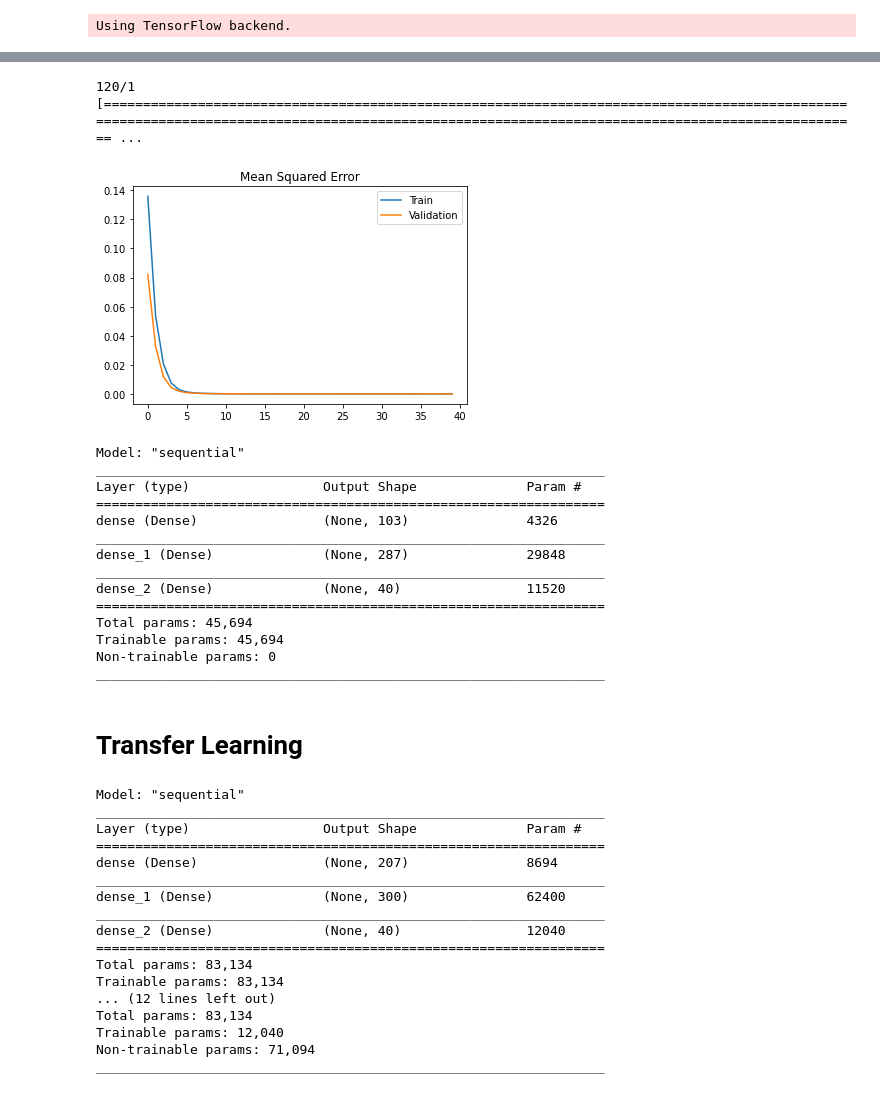
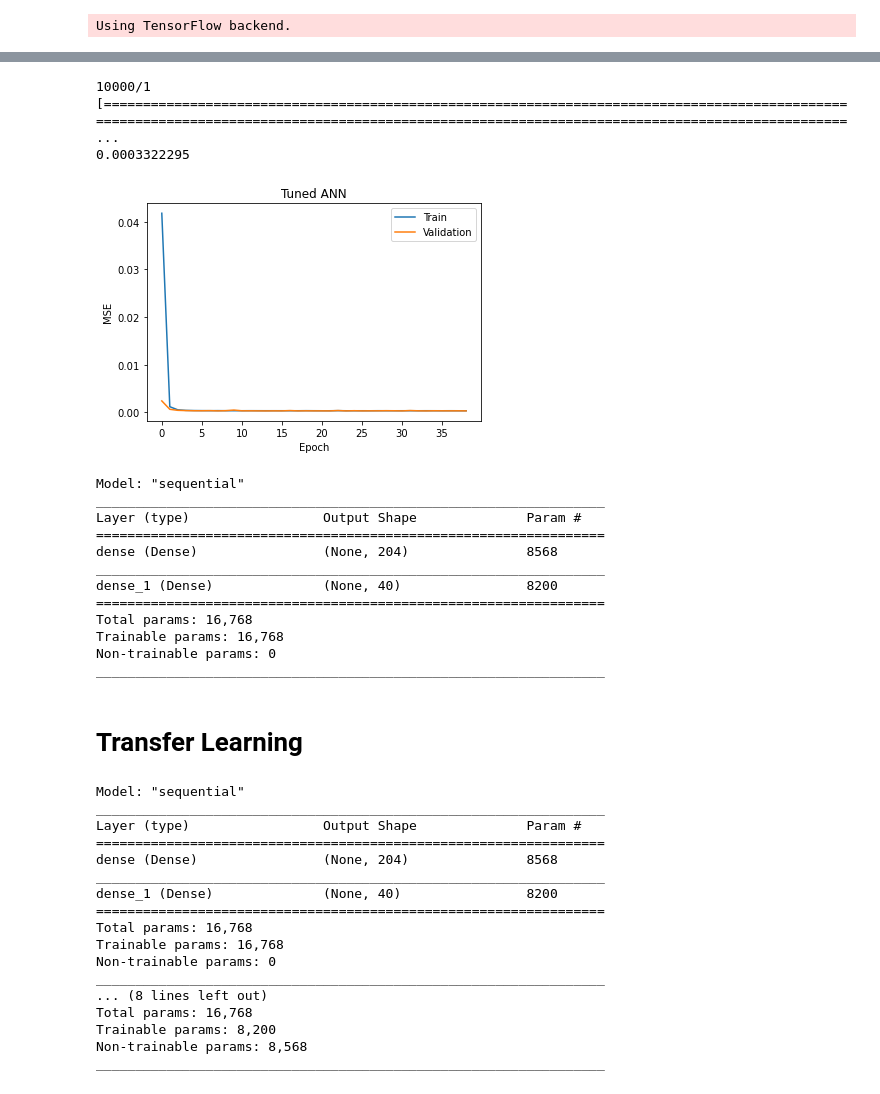
Before and after one commit to JackKelly1/4th-Year-Project, a Jupyter notebook: Tuning_Nodes_and_Layers.ipynb, the cells around one changed output, grey strips where cells are left out. Saved outputs shown, nothing was run; the diff lists cells and outputs as text; code cells hidden in the pictures.

```diff
--- a/Tuning_Nodes_and_Layers.ipynb
+++ b/Tuning_Nodes_and_Layers.ipynb
@@ -46,8 +46,9 @@ X_scale, Y_scale = processing_data(N_channels, file_path)
 def model_builder(hp):
     model = keras.Sequential()
     model.add(keras.layers.InputLayer(input_shape=N_channels+1))
-    for i in range(hp.Int('n_layers', 1, 3)):
-        model.add(keras.layers.Dense(hp.Int(f'hidden_{i}_units', min_value=10, max_value=320, step=1)))
+    hp_regularizer = hp.Choice('kernel_regularizer', values=[1e-4, 1e-5, 1e-6])
+    for i in range(hp.Int('n_layers', 1, 2)):
+        model.add(keras.layers.Dense(hp.Int(f'hidden_{i}_units', min_value=10, max_value=320, step=1), kernel_regularizer=regularizers.l2(hp_regularizer)))
     model.add(keras.layers.Dense(N_channels, activation='sigmoid'))
     # Tune the learning rate for the optimizer
     # Choose an optimal value from 0.01, 0.001, or 0.0001
@@ -117,5 +118,5 @@ print('Best epoch: %d' % (best_epoch,))
 hypermodel = tuner.hypermodel.build(best_hps)
 
 # Retrain the model
-hypermodel_hist = hypermodel.fit(X_scale, Y_scale, epochs=best_epoch, shuffle=True, validation_split=0.15, verbose=0)
+hypermodel_hist = hypermodel.fit(X_scale, Y_scale, epochs=best_epoch, shuffle=True, validation_split=0.15, verbose=2)
 # %% [output]
@@ -126,19 +140,24 @@ Best epoch: 35
 # %%
-file_path = '/Users/jackkelly/Desktop/Building_Model/Data/InitialData.csv'
+file_path = '/Users/jackkelly/Desktop/Building_Model/Data/40_channels_data_10000.csv'
 X_test, Y_test = processing_data(N_channels, file_path)
-eval_result = hypermodel.evaluate(X_test, Y_test)
+eval_result = hypermodel.evaluate(X_test, Y_test)[1]
+print(eval_result)
 # %% [output]
-120/1 [================================================================================================================================================================================================= ...
+10000/1 [=============================================================================================================================================================================================== ...
+0.0003322295
 # %%
-def visualising_data(hist):
-    plt.title('Mean Squared Error')
+def visualising_data(hist, name):
+    plt.title('Tuned ANN')
     plt.plot(hist.history['mean_squared_error'], label='Train')
     plt.plot(hist.history['val_mean_squared_error'], label='Validation')
+    plt.ylabel('MSE')
+    plt.xlabel('Epoch')
     plt.legend()
+    plt.savefig(name)
     plt.show()
-visualising_data(history)
+visualising_data(hypermodel_hist, '/Users/jackkelly/Desktop/Building_Model/Figures/hypermodel_results.png')
 # %% [output]
-[figure, old version]
+[figure, new version]
 # %%
 # shows weights of the ANN
 # hypermodel.weights
@@ -149,14 +168,12 @@ Model: "sequential"
 _________________________________________________________________
 Layer (type)                 Output Shape              Param #
 =================================================================
-dense (Dense)                (None, 103)               4326
+dense (Dense)                (None, 204)               8568
 _________________________________________________________________
-dense_1 (Dense)              (None, 287)               29848
-_________________________________________________________________
-dense_2 (Dense)              (None, 40)                11520
+dense_1 (Dense)              (None, 40)                8200
 =================================================================
-Total params: 45,694
-Trainable params: 45,694
+Total params: 16,768
+Trainable params: 16,768
 Non-trainable params: 0
 _________________________________________________________________
 # %%
@@ -194,7 +211,7 @@ def transfer_learning(model_path):
 
 # model.compile(optimizer='adam', loss=keras.losses.MeanSquaredError(), metrics=['mean_squared_error'])
 # %%
-model = transfer_learning('Tuned_' + str(N_channels) + '_channels_ANN_model.h5')
+model = transfer_learning('Tuned_' + str(N_channels) + '_channels_ANN_model_v2.h5')
 N_channels = 40
 file_path = '/Users/jackkelly/Desktop/Building_Model/Data/40_channels_data_variedlengths_10000.csv'
 X_scale, Y_scale = processing_data(N_channels, file_path)
@@ -205,18 +222,18 @@ Model: "sequential"
 _________________________________________________________________
 Layer (type)                 Output Shape              Param #
 =================================================================
-dense (Dense)                (None, 207)               8694
+dense (Dense)                (None, 204)               8568
 _________________________________________________________________
-dense_1 (Dense)              (None, 300)               62400
+dense_1 (Dense)              (None, 40)                8200
+=================================================================
+Total params: 16,768
+Trainable params: 16,768
+Non-trainable params: 0
 _________________________________________________________________
-dense_2 (Dense)              (None, 40)                12040
-=================================================================
-Total params: 83,134
-Trainable params: 83,134
-... (12 lines left out)
-Total params: 83,134
-Trainable params: 12,040
-Non-trainable params: 71,094
+... (8 lines left out)
+Total params: 16,768
+Trainable params: 8,200
+Non-trainable params: 8,568
 _________________________________________________________________
 # %%
 start_time = time.time()
```
Also changed, not shown: parts of 7 cells of this notebook.
